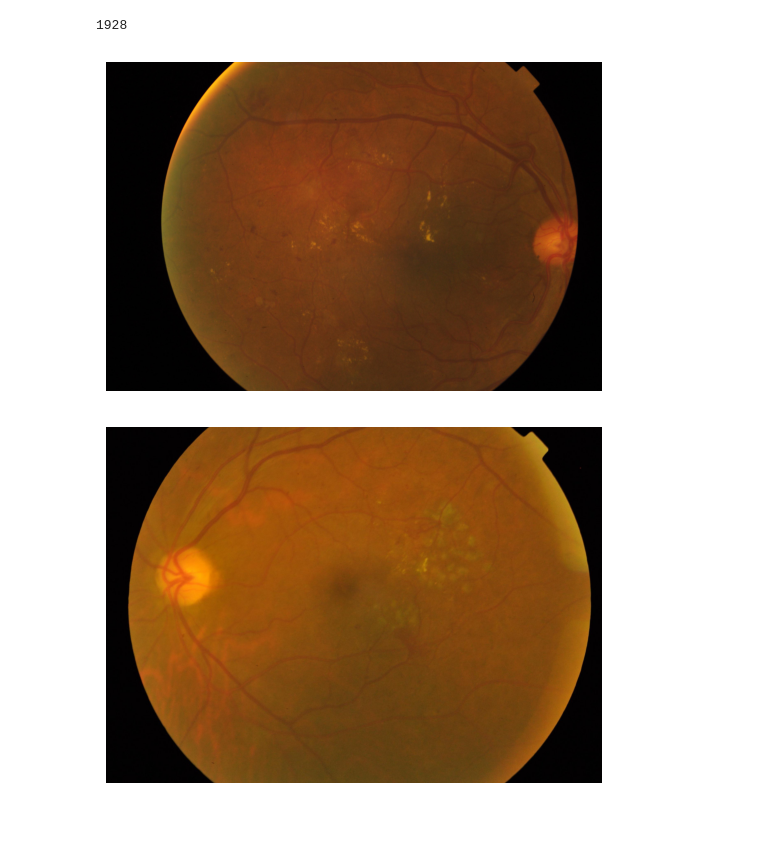
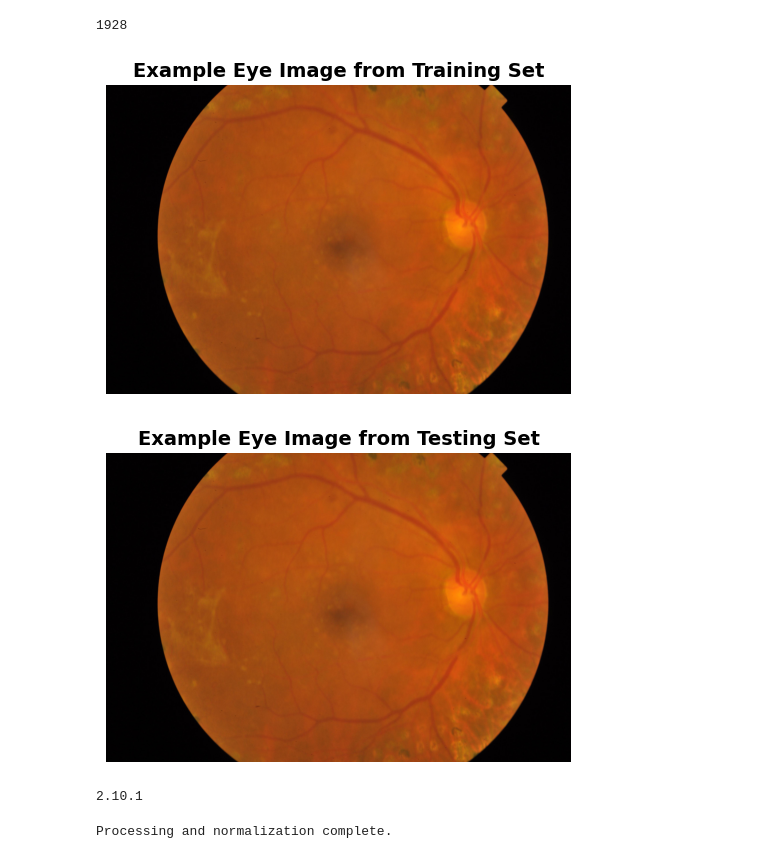
Before and after one commit to SriomDash/Retinopathy, a Jupyter notebook: Main.ipynb, the cells around one changed output. Drawn from its saved outputs; the diff is of its cells as text; code cells hidden in the pictures; blank space fills up the shorter version.

```diff
--- a/Main.ipynb
+++ b/Main.ipynb
@@ -88,7 +85,7 @@ TEST_IMAGE_PATH = os.getenv('TEST_IMAGES')
 train_images = [os.path.join(TRAIN_IMAGE_PATH, f) for f in os.listdir(TRAIN_IMAGE_PATH) if f.lower().endswith(('png', 'jpg', 'jpeg'))]
 test_images = [os.path.join(TEST_IMAGE_PATH, f) for f in os.listdir(TEST_IMAGE_PATH) if f.lower().endswith(('png', 'jpg', 'jpeg'))]
 # %%
-example_train_image = train_images[0]
+example_train_image = train_images[1]
 # %%
 example_test_image = test_images[10]
 # %%
@@ -107,16 +104,82 @@ from PIL import Image
 from PIL import Image
 import matplotlib.pyplot as plt
 # %%
+import matplotlib.pyplot as plt
+from PIL import Image
+
+# Load and display the image with enhancements
 train_img = Image.open(example_train_image)
+
+plt.figure(figsize=(6, 6))  # Set figure size
 plt.imshow(train_img)
 plt.axis("off")
+plt.title("Example Eye Image from Training Set", fontsize=14, fontweight='bold')
 plt.show()
 # %% [output]
-[figure, old version]
+[figure, new version]
 # %%
 test_img = Image.open(example_test_image)
-plt.imshow(test_img)
+
+plt.figure(figsize=(6, 6))  # Set figure size
+plt.imshow(train_img)
 plt.axis("off")
+plt.title("Example Eye Image from Testing Set", fontsize=14, fontweight='bold')
 plt.show()
 # %% [output]
-[figure, old version]
+[figure, new version]
+# %%
+import tensorflow as tf
+print(tf.__version__)
+# %% [output]
+2.10.1
+# %%
+#Preprocessing of Images
+
+input_folder = TRAIN_IMAGE_PATH
+output_folder = PREPROCESSED_TRAINING_PATH
+
+# Ensure output directory exists
+os.makedirs(output_folder, exist_ok=True)
+
+dataset = tf.data.Dataset.list_files(os.path.join(input_folder, "*.png"))
+
+def process_and_save_image(path):
+    # Read the image
+    image = tf.io.read_file(path)
+    image = tf.image.decode_png(image, channels=3)
+
+    # Resize the image
+    image = tf.image.resize(image, [256, 256])
+
+    # Normalize the image (convert to float and scale between 0 and 1)
+    image = tf.cast(image, tf.float32) / 255.0
+
+    # Convert back to uint8 for saving
+    normalized_image = tf.cast(image * 255, tf.uint8)
+
+    # Convert Tensor path to string
+    path_str = path.numpy().decode("utf-8")
+
+    # Extract only the filename from the path
+    filename = os.path.basename(path_str)
+
+    # Construct the correct save path (overwriting in the same location)
+    save_path = os.path.join(output_folder, filename)
+
+    # Save the processed and normalized image
+    tf.io.write_file(save_path, tf.image.encode_png(normalized_image))
+
+    return tf.constant(0)
+
+# Use tf.py_function and pass the filename correctly
+dataset = dataset.map(lambda path: tf.py_function(
+    func=process_and_save_image, inp=[path], Tout=[tf.int32]
+), num_parallel_calls=tf.data.AUTOTUNE)
+
+# Trigger processing
+for _ in dataset:
+    pass
+
+print("Processing and normalization complete.")
+# %% [output]
+Processing and normalization complete.
```
Also changed, not shown: parts of 57 cells of this notebook, 5 other files.
